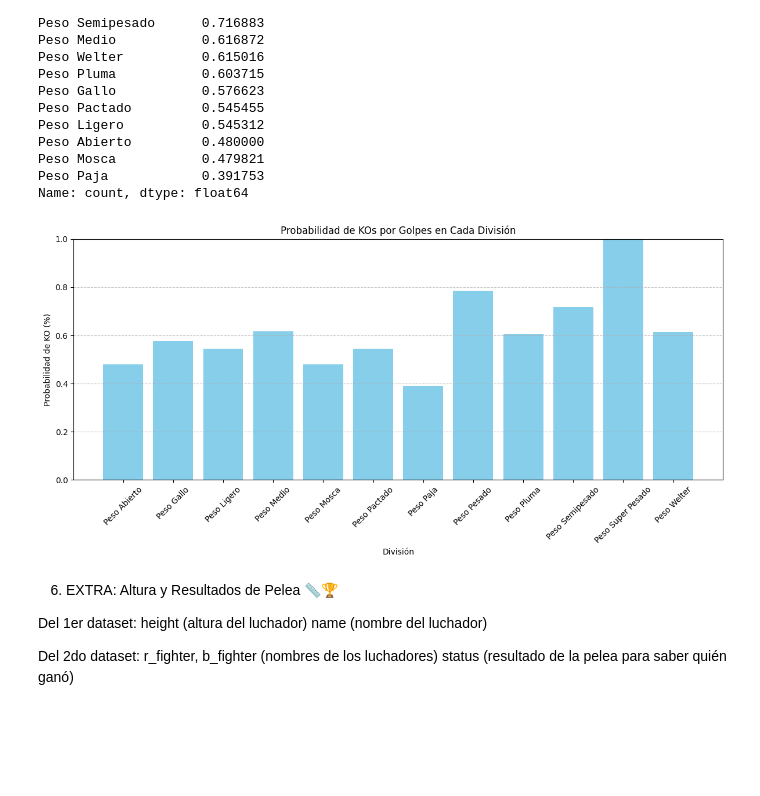
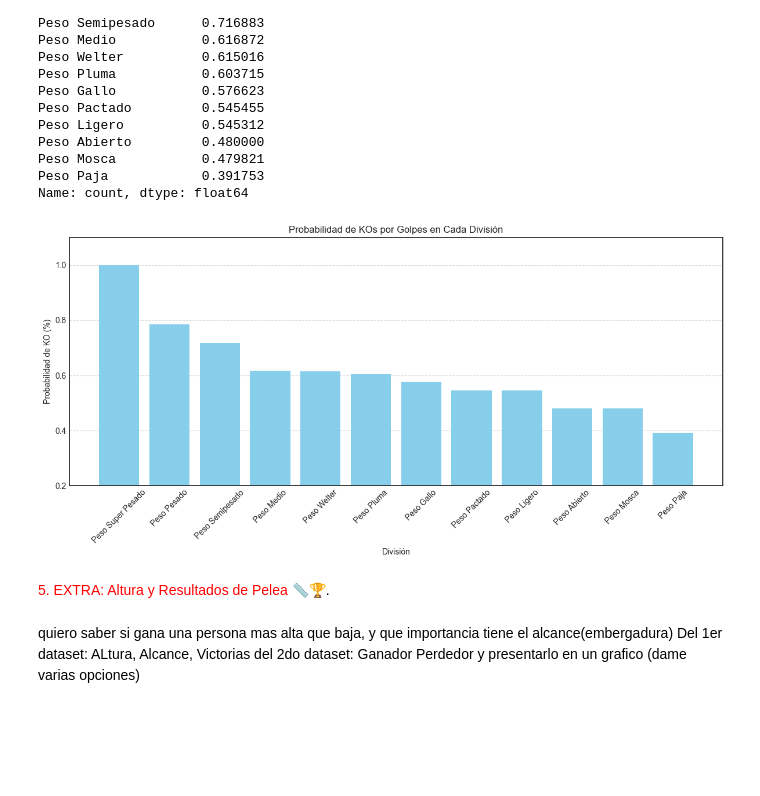
Before and after one commit to JavierRodriguezFontiveros/UFC_EDA, a Jupyter notebook: SRC/notebook/Hipotesis.ipynb, the cells around one changed output. Drawn from its saved outputs; the diff is of its cells as text; code cells hidden in the pictures; blank space fills up the shorter version.

```diff
--- a/SRC/notebook/Hipotesis.ipynb
+++ b/SRC/notebook/Hipotesis.ipynb
@@ -2,6 +2,12 @@
 import pandas as pd
 import seaborn as sns
 import matplotlib.pyplot as plt
+plt.style.use('seaborn-v0_8-white')
+
+import warnings
+warnings.filterwarnings("ignore")
+
+# Tu código aquí
 # %%
 #Leyendo DataSets
 # Optimización de la lectura de los datasets, eliminando la columna 'Unnamed: 0' directamente
@@ -258,30 +305,26 @@ Peso Paja            0.391753
 Name: count, dtype: float64
 # %%
 plt.figure(figsize=(12, 6))
-plt.bar(probabilidad_ko.index, probabilidad_ko.values, color='skyblue')
+
+probabilidad_ko = probabilidad_ko.sort_values(ascending = False)
+
+plt.bar(probabilidad_ko.index, probabilidad_ko, color='skyblue',)
 plt.title('Probabilidad de KOs por Golpes en Cada División')
 plt.xlabel('División')
 plt.ylabel('Probabilidad de KO (%)')
 plt.xticks(rotation=45)
-plt.ylim(0, 1)  # Limitar el eje Y de 0 a 1
+plt.ylim(0.2, 1.1)
 plt.axhline(0, color='black', lw=0.8)  # Línea en el eje X
 plt.grid(axis='y', linestyle='--', alpha=0.7)  # Líneas de cuadrícula
 plt.tight_layout()
 plt.show()
 # %% [output]
-[figure, old version]
+[figure, new version]
-# %% [markdown]
-6. EXTRA: Altura y Resultados de Pelea 📏🏆
-
-Del 1er dataset:
-height (altura del luchador)
-name (nombre del luchador)
-
-
-Del 2do dataset:
-r_fighter, b_fighter (nombres de los luchadores)
-status (resultado de la pelea para saber quién ganó)
-# %% [markdown]
-&nbsp;
-# %% [markdown]
-&nbsp;
+# %% [markdown]
+
+ <span style="color:red">5. EXTRA: Altura y Resultados de Pelea 📏🏆</span>.
+# %% [markdown]
+quiero saber si gana una persona mas alta que baja, y que importancia tiene el alcance(embergadura)
+Del 1er dataset: ALtura, Alcance, Victorias
+del 2do dataset: Ganador Perdedor
+y presentarlo en un grafico (dame varias opciones)
```
Also changed, not shown: parts of 21 cells of this notebook, 2 other files.
